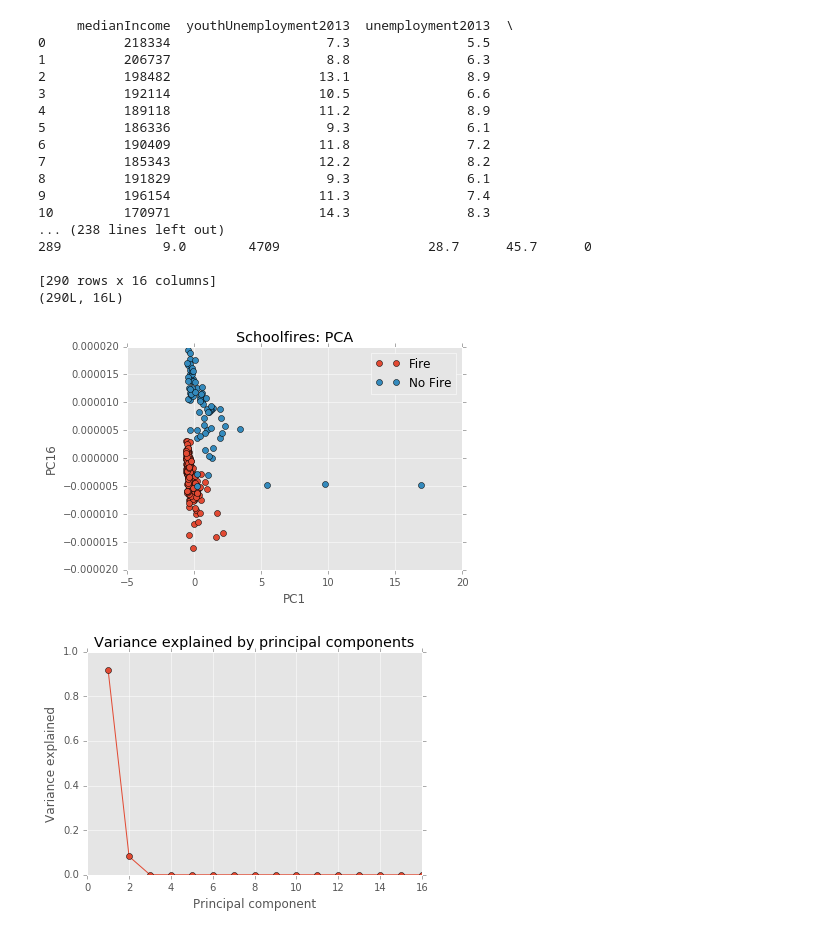
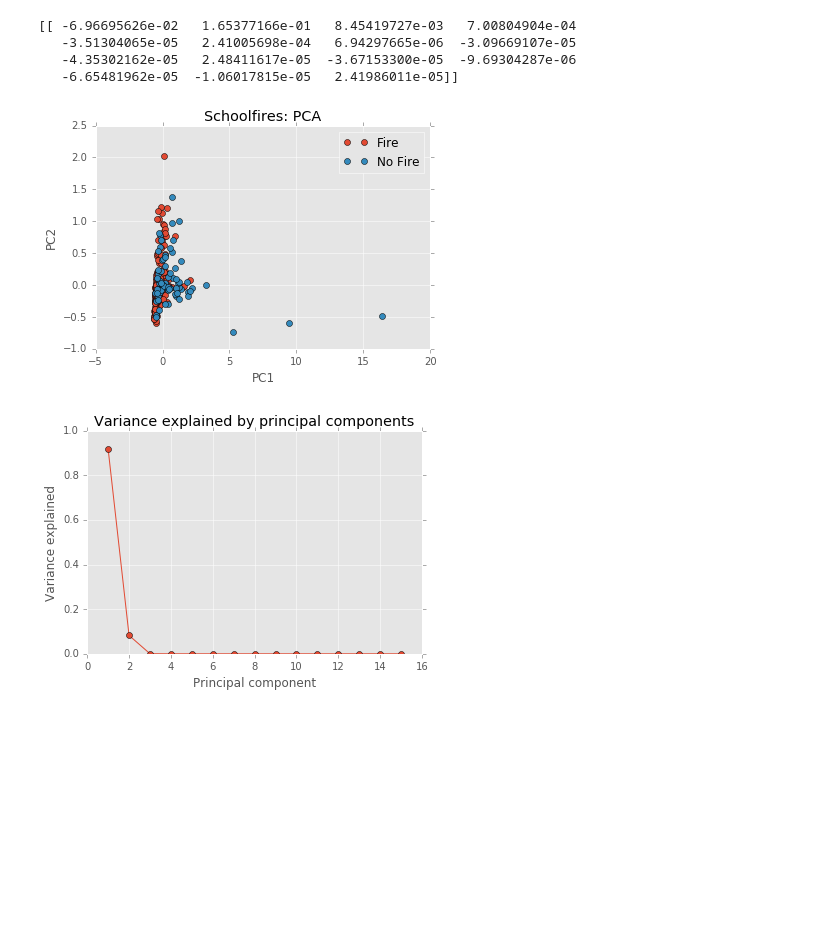
Before and after one commit to AdamPalmar/Swedish-Forrest-Fire, a Jupyter notebook: T_swe_fires.ipynb, the cells around one changed output. Drawn from its saved outputs; the diff is of its cells as text; code cells hidden in the pictures; blank space fills up the shorter version.

```diff
--- a/T_swe_fires.ipynb
+++ b/T_swe_fires.ipynb
@@ -11,7 +11,6 @@ from sklearn import preprocessing
 matplotlib.style.use('ggplot')
 %matplotlib inline
 
-#threshhold-binarizing cases
 def f(x):
     if x > 0:
         return 1
@@ -27,86 +26,73 @@ data = pd.read_csv("2013_merge.csv")
 
 data = data.drop(featureremovelist, axis=1).dropna()
 data['Arson'] = data['Cases'].apply(f)
-data = data.drop(['Cases'], axis=1).dropna()
-classLabels = featurelist
-print data
+clean_data = data.drop(['Cases', 'Arson'], axis=1).dropna()
+#print data
+#print data.iloc[0]
 #print classLabels
-classNames = sorted(set(classLabels))
-classDict = dict(zip(classNames,range(6)))
+#classNames = sorted(set(classLabels))
+#classDict = dict(zip(classNames,range(6)))
 y = np.mat(data['Arson']).T #np.mat([classDict[value] for value in classLabels]).T
 #print y
 #pca = PCA(n_components=6)
-X = array(data)
+X = array(clean_data)
 
 N = len(y)
-M = len(featurelist)
-C = len(classNames)
-print X.shape
+#M = len(featurelist)
+#C = len(classNames)
+#print X.shape
 Y = (X - np.ones((N,1))*X.mean(0))/X.std()
 #pca.fit(Y)
 #pca.fit(Y)
 U,S,V = linalg.svd(Y,full_matrices=False)
 #print S
 #print V
-# Compute variance explained by principal components
 
 
+# Compute variance explained by principal components
 V = mat(V).T
 
 # Project the centered data onto principal component space
 Z = Y * V
-
+print Z.diagonal()
 
 # Indices of the principal components to be plotted
 i = 0
-j = 15
+j = 1
 
 # Plot PCA of the data
 f = figure()
 f.hold()
 title('Schoolfires: PCA')
 Z = array(Z)
 for c in [0,1]:
     # select indices belonging to class c:
     class_mask = y.A.ravel()==c
     plot(Z[class_mask,i], Z[class_mask,j], 'o')
 legend(["Fire","No Fire"])
 xlabel('PC{0}'.format(i+1))
 ylabel('PC{0}'.format(j+1))
 
 # Output result to screen
 show()
 
 rho = (S*S) / (S*S).sum()
 
 figure()
 plot(range(1,len(rho)+1),rho,'o-')
 title('Variance explained by principal components');
 xlabel('Principal component');
 ylabel('Variance explained');
 show()
 #data['Cases'].plot()
 #plt.show()
 #print pd.DataFrame(pca.components_)
 # %% [output]
-     medianIncome  youthUnemployment2013  unemployment2013  \
-0          218334                    7.3               5.5
-1          206737                    8.8               6.3
-2          198482                   13.1               8.9
-3          192114                   10.5               6.6
-4          189118                   11.2               8.9
-5          186336                    9.3               6.1
-6          190409                   11.8               7.2
-7          185343                   12.2               8.2
-8          191829                    9.3               6.1
-9          196154                   11.3               7.4
-10         170971                   14.3               8.3
-... (238 lines left out)
-289             9.0        4709                   28.7      45.7      0
-
-[290 rows x 16 columns]
-(290L, 16L)
+[[ -6.96695626e-02   1.65377166e-01   8.45419727e-03   7.00804904e-04
+   -3.51304065e-05   2.41005698e-04   6.94297665e-06  -3.09669107e-05
+   -4.35302162e-05   2.48411617e-05  -3.67153300e-05  -9.69304287e-06
+   -6.65481962e-05  -1.06017815e-05   2.41986011e-05]]
-[figure, old version]
+[figure, new version]
 [figure]
 # %%
 firelist = list()
```
